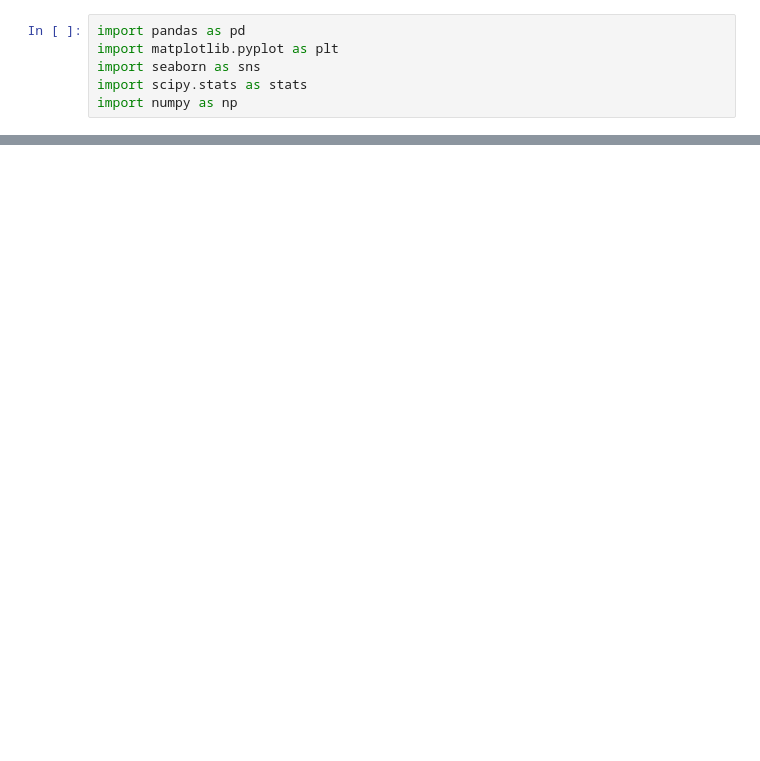
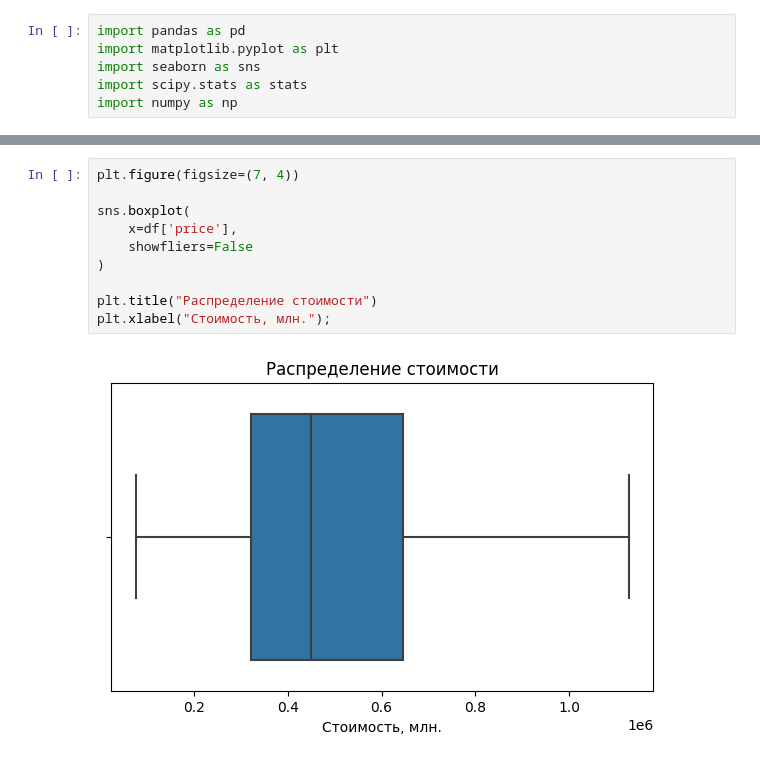
Before and after one commit to lion0671/Python_analitica_DZ, a Jupyter notebook: Итоговый_проект.ipynb, the cells around one changed output, grey strips where cells are left out. Saved outputs shown, nothing was run; the diff lists cells and outputs as text; blank space fills up the shorter version.

```diff
--- a/Итоговый_проект.ipynb
+++ b/Итоговый_проект.ipynb
@@ -21,0 +34,12 @@ df.describe()
+# %%
+plt.figure(figsize=(7, 4))
+
+sns.boxplot(
+    x=df['price'],
+    showfliers=False
+)
+
+plt.title("Распределение стоимости")
+plt.xlabel("Стоимость, млн.");
+# %% [output]
+[figure, added]
```
Also changed, not shown: parts of 39 cells of this notebook.
